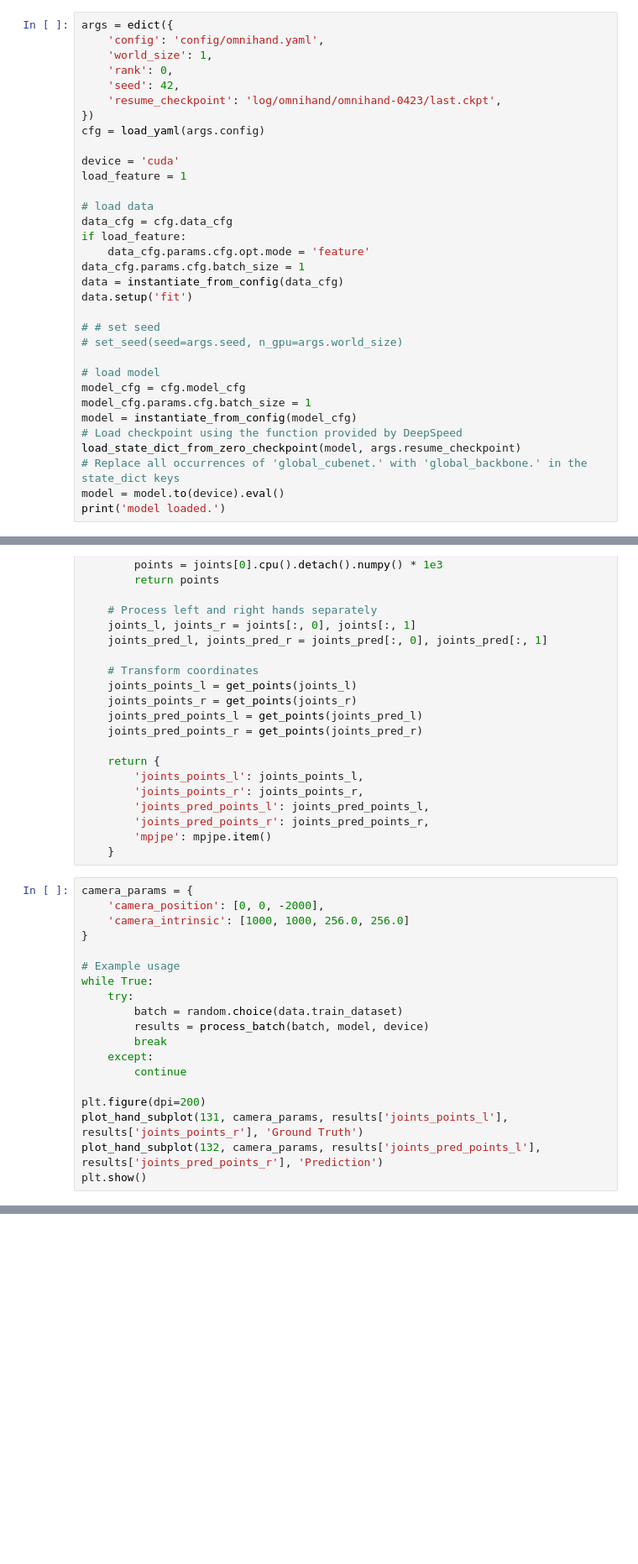
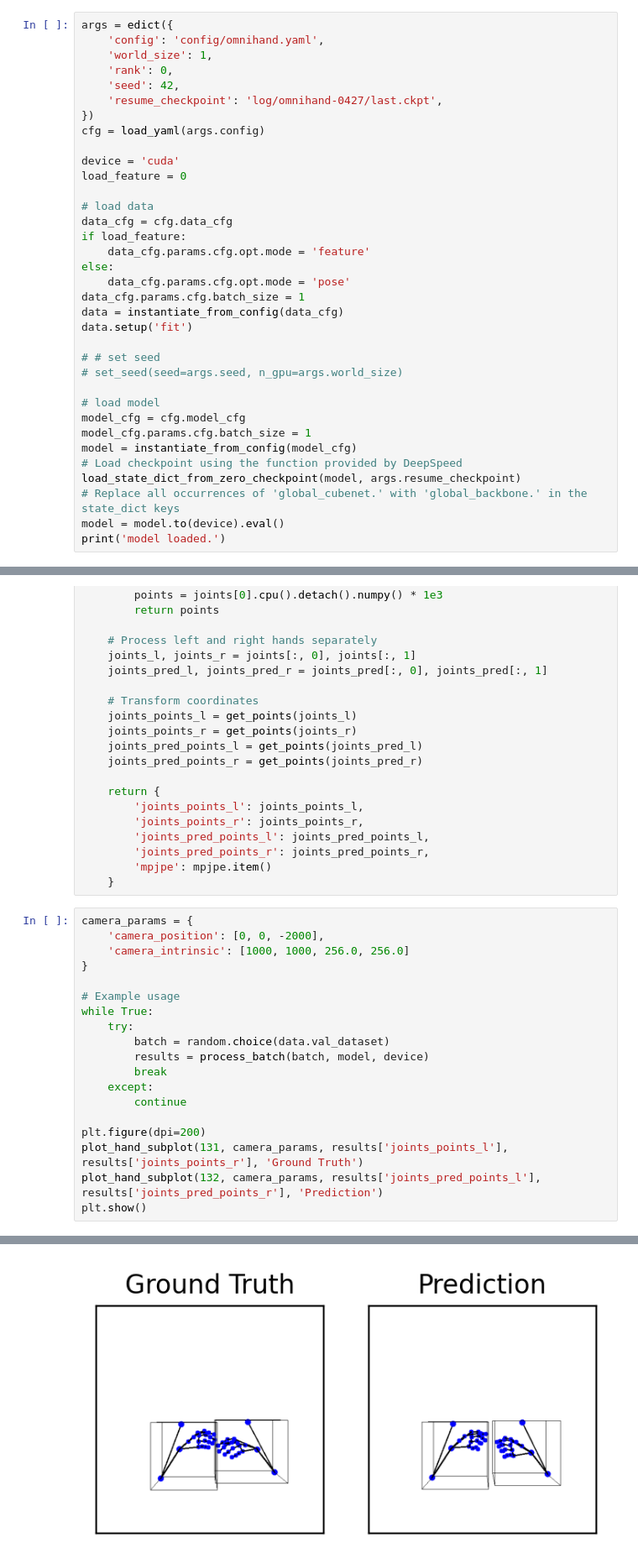
Before and after one commit to luckyyf0517/mmPRISM, a Jupyter notebook: view_evaluation.ipynb, the cells around one changed output, grey strips where cells are left out. Shown: that part at 84% size. Drawn from its saved outputs; the diff is of its cells as text; blank space fills up the shorter version.

```diff
--- a/view_evaluation.ipynb
+++ b/view_evaluation.ipynb
@@ -33,17 +33,19 @@ args = edict({
     'world_size': 1,
     'rank': 0,
     'seed': 42,
-    'resume_checkpoint': 'log/omnihand/omnihand-0423/last.ckpt',
+    'resume_checkpoint': 'log/omnihand-0427/last.ckpt',
 })
 cfg = load_yaml(args.config)
 
 device = 'cuda'
-load_feature = 1
+load_feature = 0
 
 # load data
 data_cfg = cfg.data_cfg
 if load_feature:
     data_cfg.params.cfg.opt.mode = 'feature'
+else:
+    data_cfg.params.cfg.opt.mode = 'pose'
 data_cfg.params.cfg.batch_size = 1
 data = instantiate_from_config(data_cfg)
 data.setup('fit')
@@ -132,7 +142,7 @@ camera_params = {
 # Example usage
 while True:
     try:
-        batch = random.choice(data.train_dataset)
+        batch = random.choice(data.val_dataset)
         results = process_batch(batch, model, device)
         break
     except:
@@ -142,3 +152,4 @@ plt.figure(dpi=200)
 plot_hand_subplot(131, camera_params, results['joints_points_l'], results['joints_points_r'], 'Ground Truth')
 plot_hand_subplot(132, camera_params, results['joints_pred_points_l'], results['joints_pred_points_r'], 'Prediction')
 plt.show()
+# %% [output]
@@ -144,0 +157 @@ plt.show()
+[figure, added]
```
Also changed, not shown: parts of 2 cells of this notebook, 19 other files.
